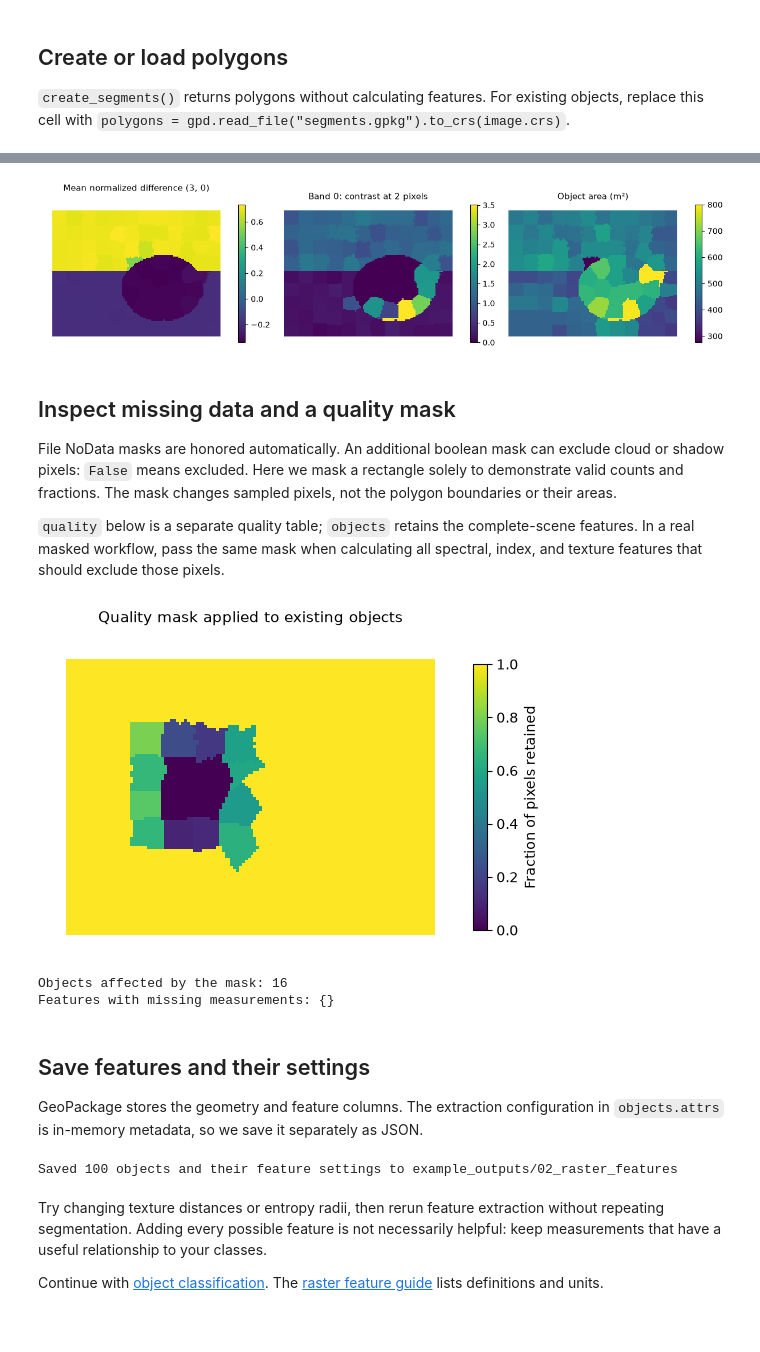
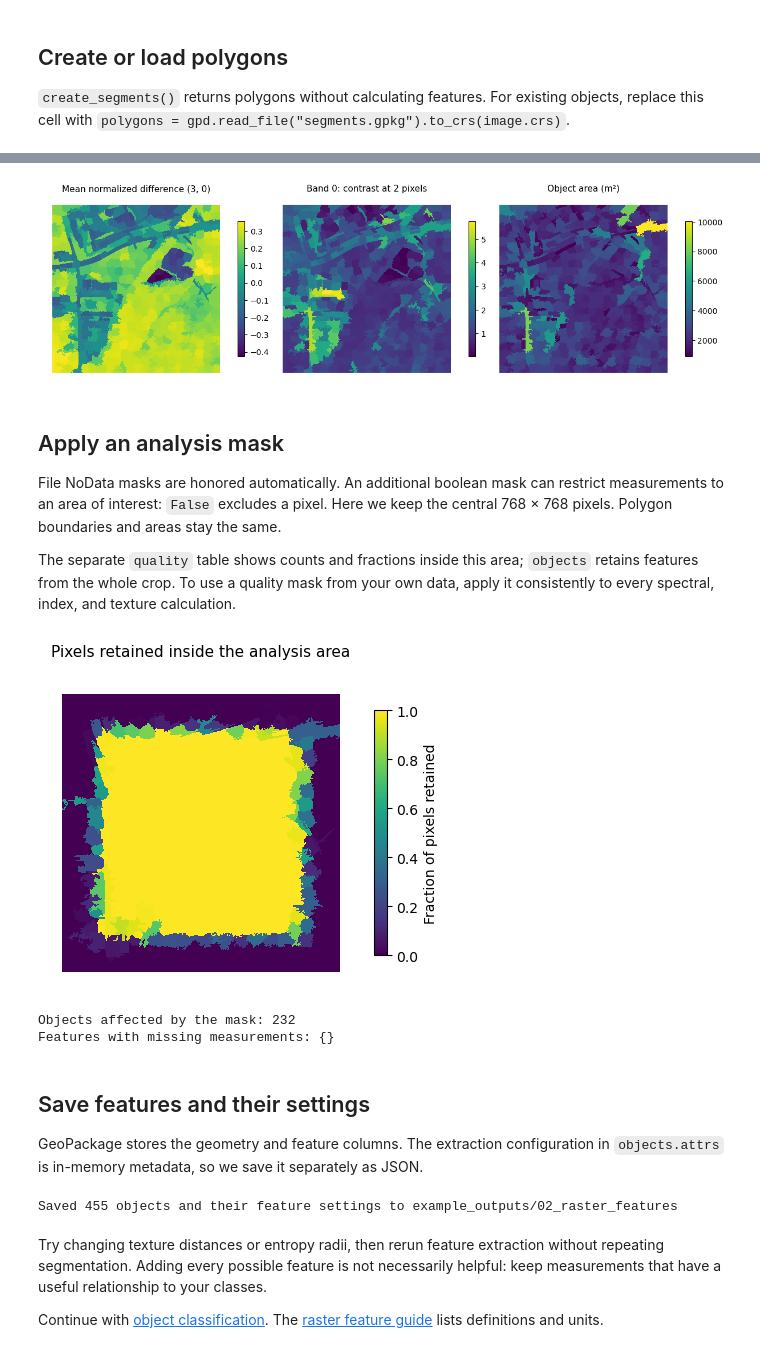
Before and after one commit to iosefa/obia, a Jupyter notebook: docs/examples/02_raster_features.ipynb, the cells around one changed output, grey strips where cells are left out. Drawn from its saved outputs; the diff is of its cells as text; code cells hidden in the pictures; blank space fills up the shorter version.

```diff
--- a/docs/examples/02_raster_features.ipynb
+++ b/docs/examples/02_raster_features.ipynb
@@ -51,23 +49,10 @@ Rasterio's **one-based** file numbering; subsequent OBIA selections are zero-bas
 # %%
-rng = np.random.default_rng(42)
-rows, cols = np.indices((96, 128))
-reference = np.zeros(rows.shape, dtype=np.uint8)
-reference[rows < 46] = 1
-reference[((rows - 58) / 25) ** 2 + ((cols - 83) / 31) ** 2 < 1] = 2
-
-# Each row contains values for bands [0, 1, 2, 3] of one surface type.
-spectra = np.array([[0.48, 0.36, 0.22, 0.32],
-                    [0.12, 0.38, 0.15, 0.68],
-                    [0.08, 0.18, 0.30, 0.04]])
-noise = np.array([0.015, 0.045, 0.006])[reference, None]
-values = np.clip(spectra[reference] + rng.normal(size=(96, 128, 4)) * noise, 0, 1)
-transform = from_origin(500_000, 2_200_000, 2, 2)
-raster_path = output_dir / "sample.tif"
-with rasterio.open(raster_path, "w", driver="GTiff", height=96, width=128,
-                   count=4, dtype="float32", crs="EPSG:32604", transform=transform) as dst:
-    dst.write(values.astype("float32").transpose(2, 0, 1))
-
-image = open_geotiff(raster_path)
-image.rasterio_obj.close()  # The loaded values, masks, CRS, and transform remain available.
+sample = chesapeake_sample("train")
+image = open_geotiff(sample["image"])
+image.rasterio_obj.close()  # Loaded arrays and spatial metadata remain available.
+with rasterio.open(sample["reference"]) as src:
+    reference = src.read(1)
+class_names = sample["class_names"]
 print(f"Loaded array: {image.img_data.shape}; CRS: {image.crs}")
+print(f"Source tile: {sample['metadata']['tile_id']}")
 # %% [output]
@@ -81,7 +67,7 @@ objects, replace this cell with
 # %%
 polygons = create_segments(
     image, segmentation_bands=[0, 1, 2, 3], method="slic",
-    n_segments=100, compactness=0.2, sigma=0.6, convert2lab=False,
+    n_segments=600, compactness=0.3, sigma=0.6, convert2lab=False,
 )
 print(f"Starting with {len(polygons)} polygons")
 # %% [output]
@@ -106,7 +92,7 @@ objects = extract_features(
     shape=("area", "perimeter", "circularity", "elongation"),
     texture=TextureConfig(
         bands=(0,), features=("contrast", "homogeneity"), distances=(1, 2),
-        levels=16, value_range=(0, 1), entropy_radii=(2,),
+        levels=16, value_range=(0, 255), entropy_radii=(2,),
     ),
 )
 preview_columns = [
@@ -134,38 +120,37 @@ for ax, column, title in zip(
     ax.set_axis_off()
 plt.show()
 # %% [output]
-[figure, old version]
+[figure, new version]
 # %% [markdown]
-## Inspect missing data and a quality mask
+## Apply an analysis mask
 
 File NoData masks are honored automatically. An additional boolean mask can
-exclude cloud or shadow pixels: `False` means excluded. Here we mask a rectangle
-solely to demonstrate valid counts and fractions. The mask changes sampled pixels,
-not the polygon boundaries or their areas.
+restrict measurements to an area of interest: `False` excludes a pixel. Here we
+keep the central 768 × 768 pixels. Polygon boundaries and areas stay the same.
 
-`quality` below is a separate quality table; `objects` retains the complete-scene
-features. In a real masked workflow, pass the same mask when calculating all
-spectral, index, and texture features that should exclude those pixels.
+The separate `quality` table shows counts and fractions inside this area;
+`objects` retains features from the whole crop. To use a quality mask from your
+own data, apply it consistently to every spectral, index, and texture calculation.
 # %%
 rows, cols = np.indices(image.img_data.shape[:2])
-valid_pixels = ~((rows >= 25) & (rows < 65) & (cols >= 30) & (cols < 60))
+valid_pixels = (rows >= 128) & (rows < 896) & (cols >= 128) & (cols < 896)
 quality = extract_features(
     polygons, image, bands=[0], spectral=("valid_count", "valid_fraction"),
     percentiles=(), mask=valid_pixels,
 )
 fig, ax = plt.subplots(figsize=(5, 3.5), layout="constrained")
 quality.plot(column="b0_valid_fraction", ax=ax, cmap="viridis", vmin=0, vmax=1,
              legend=True, legend_kwds={"label": "Fraction of pixels retained", "shrink": 0.8})
-ax.set_title("Quality mask applied to existing objects")
+ax.set_title("Pixels retained inside the analysis area")
 ax.set_axis_off()
 plt.show()
 
 missing = objects.drop(columns="geometry").isna().sum()
 print(f"Objects affected by the mask: {(quality.b0_valid_fraction < 1).sum()}")
 print("Features with missing measurements:", missing[missing > 0].to_dict())
 # %% [output]
-[figure, old version]
+[figure, new version]
-Objects affected by the mask: 16
+Objects affected by the mask: 232
 Features with missing measurements: {}
 # %% [markdown]
 ## Save features and their settings
@@ -181,7 +166,7 @@ saved_objects = gpd.read_file(output_dir / "object_features.gpkg", layer="object
 assert set(preview_columns).issubset(saved_objects.columns)
 print(f"Saved {len(saved_objects)} objects and their feature settings to {output_dir}")
 # %% [output]
-Saved 100 objects and their feature settings to example_outputs/02_raster_features
+Saved 455 objects and their feature settings to example_outputs/02_raster_features
 # %% [markdown]
 Try changing texture distances or entropy radii, then rerun feature extraction
 without repeating segmentation. Adding every possible feature is not necessarily
```
Also changed, not shown: parts of 7 cells of this notebook, 36 other files.
